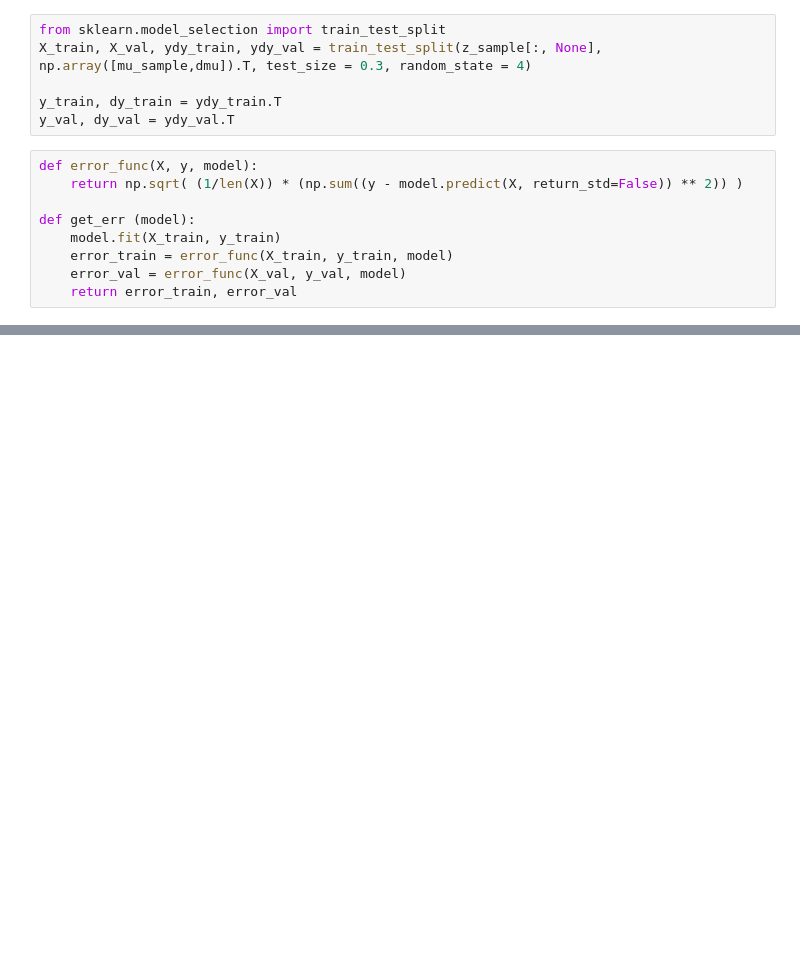
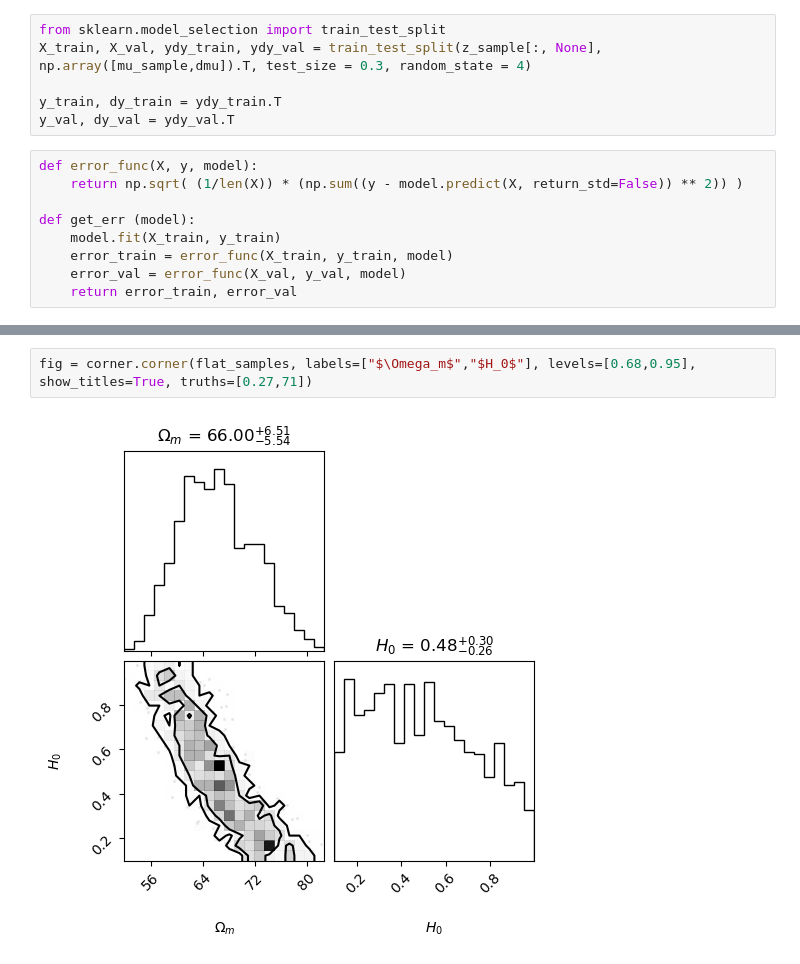
Before and after one commit to lisam10/astrostatistics_bicocca_2024, a Jupyter notebook: working/W18_GPR.ipynb, the cells around one changed output, grey strips where cells are left out. Drawn from its saved outputs; the diff is of its cells as text; blank space fills up the shorter version.

```diff
--- a/working/W18_GPR.ipynb
+++ b/working/W18_GPR.ipynb
@@ -150,0 +277,4 @@ I guess they are the same? GPR is able to get to the best parameters itself, at
+# %%
+fig = corner.corner(flat_samples, labels=["$\Omega_m$","$H_0$"], levels=[0.68,0.95], show_titles=True, truths=[0.27,71])
+# %% [output]
+[figure, added]
```
Also changed, not shown: parts of 37 cells of this notebook.
